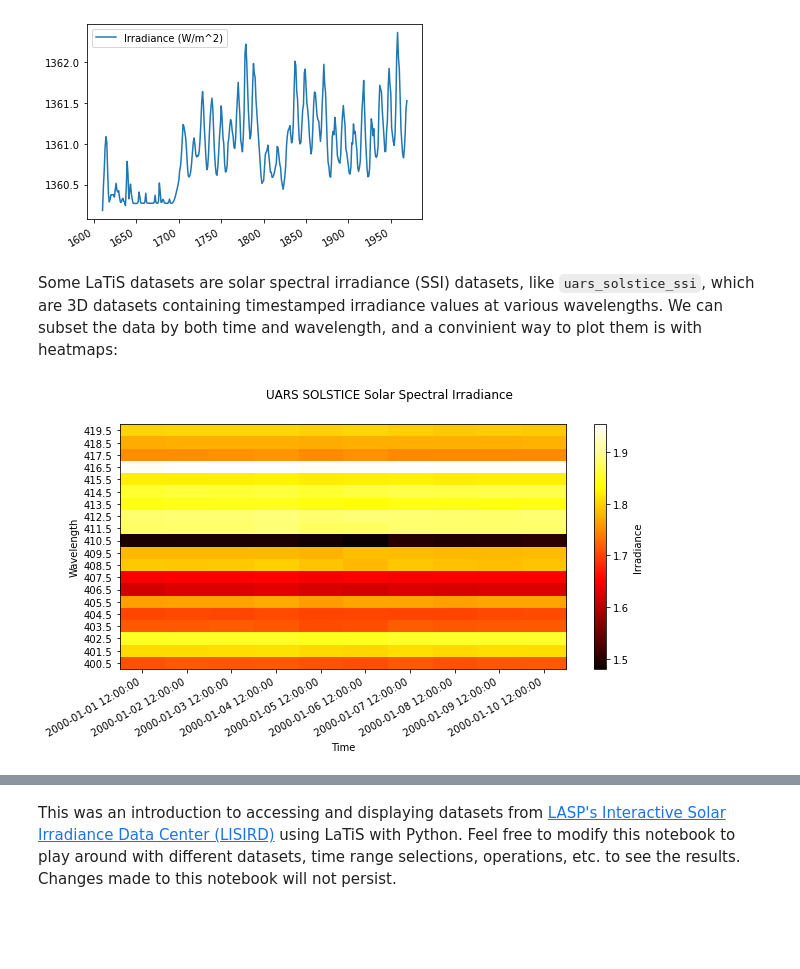
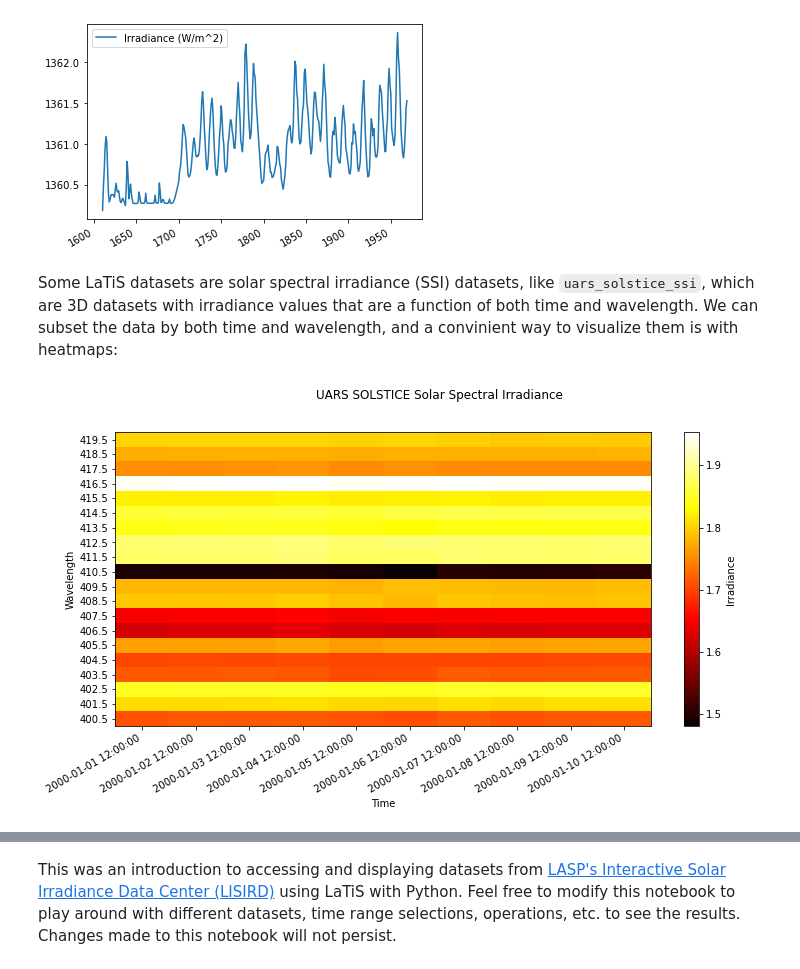
Before and after one commit to lasp/latis-notebooks, a Jupyter notebook: latis-lisird-notebook.ipynb, the cells around one changed output, grey strips where cells are left out. Saved outputs shown, nothing was run; the diff lists cells and outputs as text; code cells hidden in the pictures; blank space fills up the shorter version.

```diff
--- a/latis-lisird-notebook.ipynb
+++ b/latis-lisird-notebook.ipynb
@@ -594,27 +594,27 @@ plt.legend()
 <matplotlib.legend.Legend at 0x...>
 [figure]
 # %% [markdown]
-Some LaTiS datasets are solar spectral irradiance (SSI) datasets, like `uars_solstice_ssi`, which are 3D datasets containing timestamped irradiance values at various wavelengths. We can subset the data by both time and wavelength, and a convinient way to plot them is with heatmaps:
+Some LaTiS datasets are solar spectral irradiance (SSI) datasets, like `uars_solstice_ssi`, which are 3D datasets with irradiance values that are a function of both time and wavelength. We can subset the data by both time and wavelength, and a convinient way to visualize them is with heatmaps:
 # %%
 data = pd.read_csv(latis_query_url("uars_solstice_ssi", "csv", projections=["time,wavelength,irradiance"], min_time="2000-01-01", max_time="2000-01-11", operations=["select(wavelength>400)", "formatTime(yyyy-MM-dd'T'HH:mm:ss.SSS)"]), parse_dates=[0], index_col=[0])
 
 xs = data.index.unique().tolist()  # unique time values
 ys = data["wavelength (nm)"].unique().tolist()  # unique wavelength
-irr = data["irradiance (W/m^2/nm)"].to_numpy().reshape(len(xs),len(ys))  # irradiance col reshaped into len(xs) x len(ys)
+irr = data["irradiance (W/m^2/nm)"].to_numpy().reshape(len(xs),len(ys))  # reshaped irradiance values
 
-fig, ax = plt.subplots(figsize=(10, 5))
+fig, ax = plt.subplots(figsize=(12, 6))
 img = ax.imshow(irr.T, cmap='hot', interpolation='nearest', aspect='auto')
+ax.xaxis.set_ticks(np.arange(0, len(xs), 1))
+ax.yaxis.set_ticks(np.arange(0, len(ys), 1))
+ax.set_xticklabels(xs)
+ax.set_yticklabels(ys)
+ax.invert_yaxis()
 ax.set_xlabel("Time")
 ax.set_ylabel("Wavelength")
-ax.xaxis.set_ticks(np.arange(0, len(xs), 1))
-ax.set_xticklabels(xs)
-ax.yaxis.set_ticks(np.arange(0, len(ys), 1))
-ax.set_yticklabels(ys)
-ax.invert_yaxis()
 fig.suptitle("UARS SOLSTICE Solar Spectral Irradiance")
 cbar = fig.colorbar(img)
 cbar.set_label("Irradiance")
 plt.gcf().autofmt_xdate()
 plt.show()
 # %% [output]
-[figure, old version]
+[figure, new version]
```
Also changed, not shown: parts of 1 cell of this notebook.
